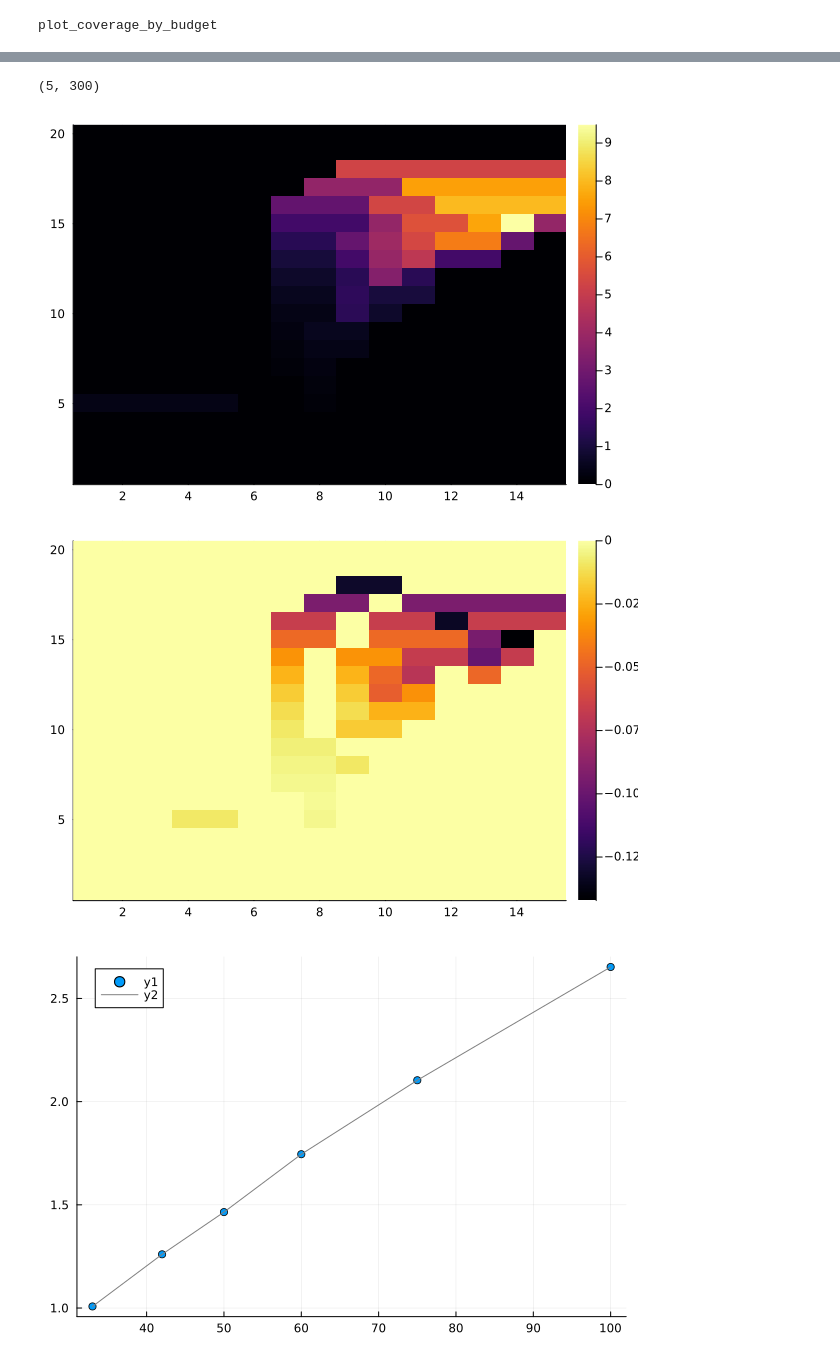
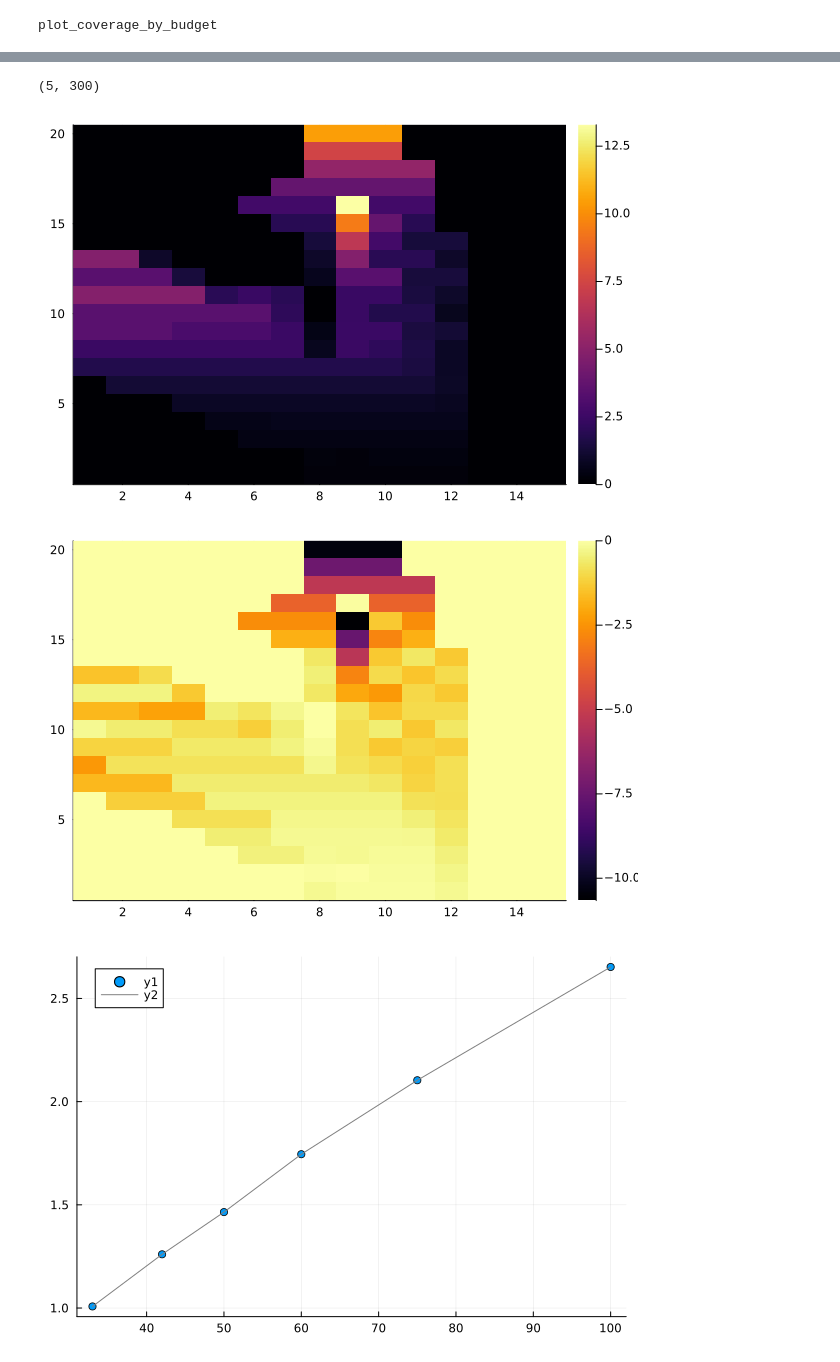
Before and after one commit to Jack-H-Buckner/FisheriesInsuranceModel, a Jupyter notebook: index_model/analysis.ipynb, the cells around one changed output, grey strips where cells are left out. Saved outputs shown, nothing was run; the diff lists cells and outputs as text; code cells hidden in the pictures.

```diff
--- a/index_model/analysis.ipynb
+++ b/index_model/analysis.ipynb
@@ -45,16 +45,16 @@ p1
 # %%
-problem = rebuild_problem("RA_int_pr100_re100")
+problem = rebuild_problem("no_RA_int_pr50_re50")
 cov_pr100 = coverage_levels(problem.prob)
 η_s_100, η̄_s_100, state_grid = cov_pr100
 p1 = Plots.heatmap(η_s_100[:,:,1,1]./η̄_s_100[:,:,1,1])
 p1
 # %% [output]
 (5, 300)
-[figure, old version]
+[figure, new version]
 # %%
-Plots.heatmap((η_s_50 .- η_s_100)[:,:,1,1])
+Plots.heatmap(η_s_50[:,:,1,1]./η̄_s_50[:,:,1,1] .- η_s_100[:,:,1,1]./η̄_s_100[:,:,1,1])
 # %% [output]
-[figure, old version]
+[figure, new version]
 # %%
 scenarios = ["RA_int_pr100_re100","RA_int_pr75_re100","RA_int_pr60_re100",
             "RA_int_pr50_re100","RA_int_pr42_re100","RA_int_pr33_re100"]
```
Also changed, not shown: parts of 4 cells of this notebook, 16 other files.
